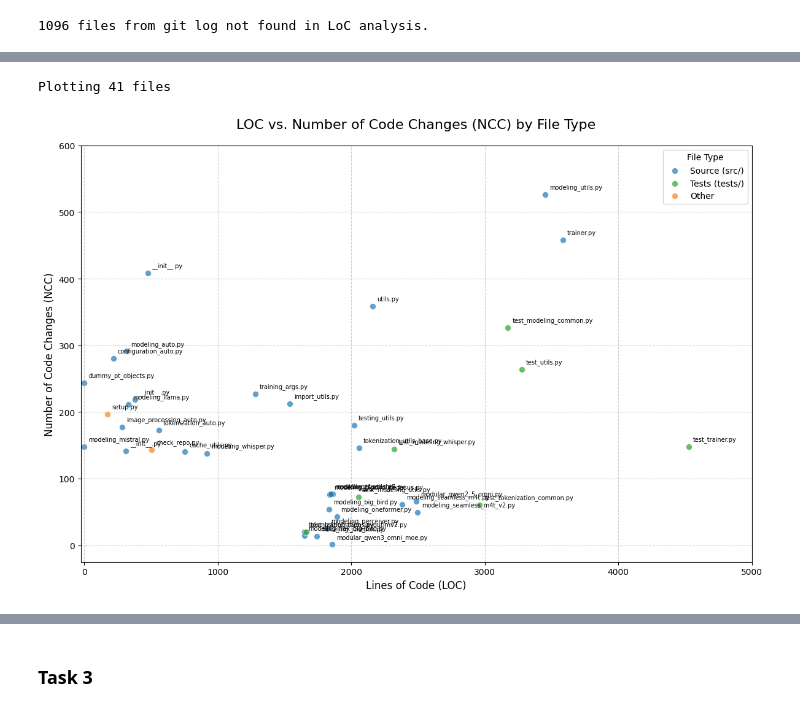
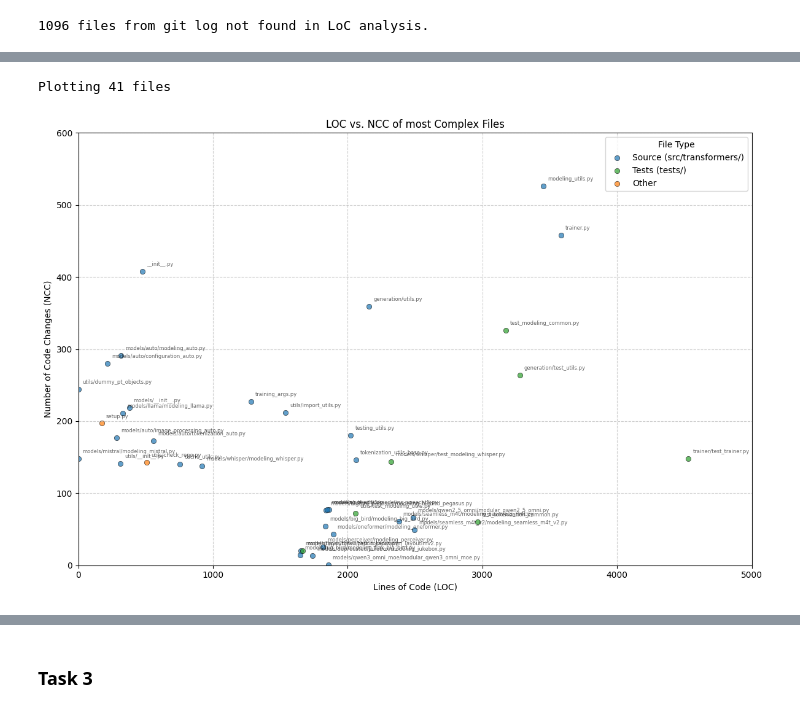
Before and after one commit to Cindylliu/FSS_Assignment_1, a Jupyter notebook: assignment.ipynb, the cells around one changed output, grey strips where cells are left out. Cells and saved outputs as stored; diff of their text form; code cells hidden in the pictures.

```diff
--- a/assignment.ipynb
+++ b/assignment.ipynb
@@ -445,5 +443,4 @@ AI generated code below
 # %%
-# TODO Ennio will improve this, dont touch it
 def plot_loc_vs_ncc_scatterplot(stats_dict, top_files_set):
 
     subset_dict = {k: stats_dict[k] for k in top_files_set}
@@ -453,21 +450,22 @@ def plot_loc_vs_ncc_scatterplot(stats_dict, top_files_set):
     for filename, details in subset_dict.items():
         loc = details.get("loc", 0)
         ncc = details.get("ncc", 0)
-
+        parsed_filename = filename
         # Classify file type and assign color
-        if filename.startswith("src/"):
-            file_type = "Source (src/)"
+        if filename.startswith("src/transformers/"):
+            file_type = "Source (src/transformers/)"
             color = "blue"
+            parsed_filename = filename.split("/", 2)[2]
         elif filename.startswith("tests/"):
             file_type = "Tests (tests/)"
             color = "green"
+            parsed_filename = filename.split("/", 1)[1]
         else:
             file_type = "Other"
             color = "orange"
 
-        # change filename that is appended
         plot_data.append(
-            {"filename": filename, "loc": loc, "ncc": ncc, "file_type": file_type, "color": color}
+            {"filename": parsed_filename, "loc": loc, "ncc": ncc, "file_type": file_type, "color": color}
         )
 
     print(f"Plotting {len(subset_dict)} files")
@@ -475,7 +473,7 @@ def plot_loc_vs_ncc_scatterplot(stats_dict, top_files_set):
 
     # Plot each file type separately to create distinct legend entries
     for file_type, color in [
-        ("Source (src/)", "tab:blue"),
+        ("Source (src/transformers/)", "tab:blue"),
         ("Tests (tests/)", "tab:green"),
         ("Other", "tab:orange"),
     ]:
@@ -485,46 +483,42 @@ def plot_loc_vs_ncc_scatterplot(stats_dict, top_files_set):
         type_ncc = [d["ncc"] for d in type_data]
 
         ax.scatter(
             type_loc,
             type_ncc,
             color=color,
-            s=50,
+            edgecolors="black",
             alpha=0.7,
-            edgecolors="w",
             linewidths=0.5,
             label=file_type,
         )  # Label for legend
 
         # Add labels for points within the axis limits
         for d in type_data:
             ax.annotate(
-                # TODO change what the filename is shown
-                d["filename"].split("/")[-1],  # Show only the base filename for conciseness
+                d["filename"],  # Show only the base filename for conciseness
                 (d["loc"], d["ncc"]),
                 xytext=(5, 5),  # Offset the text
                 textcoords="offset points",
-                fontsize=7,  # Smaller font for many labels
+                fontsize=6,
+                alpha=0.6,
                 ha="left",
                 va="bottom",
             )
 
-    ax.set_title("LOC vs. Number of Code Changes (NCC) by File Type", fontsize=16, pad=20)
-    ax.set_xlabel("Lines of Code (LOC)", fontsize=12)
-    ax.set_ylabel("Number of Code Changes (NCC)", fontsize=12)
+    ax.set_title("LOC vs. NCC of Most Complex Files")
+    ax.set_xlabel("Lines of Code (LOC)")
+    ax.set_ylabel("Number of Code Changes (NCC)")
+    ax.set_xlim(0, 5000)
+    ax.set_ylim(0, 600)
 
-    # Set the limits for the axes
-    ax.set_xlim(-25, 5000)
-    ax.set_ylim(-25, 600)
+    ax.legend(title="File Type", loc="upper right")
+    ax.grid(True, linestyle="--", alpha=0.6)
 
-    # Add a legend
-    ax.legend(title="File Type", loc="upper right")
-
-    ax.grid(True, linestyle="--", alpha=0.6)
     plt.tight_layout()
     plt.show()
 
 top_files = top_loc_files.union(top_ncc_files)
 plot_loc_vs_ncc_scatterplot(file_stats, top_files)
 # %% [output]
 Plotting 41 files
-[figure, old version]
+[figure, new version]
```
Also changed, not shown: parts of 7 cells of this notebook, 1 other file.
